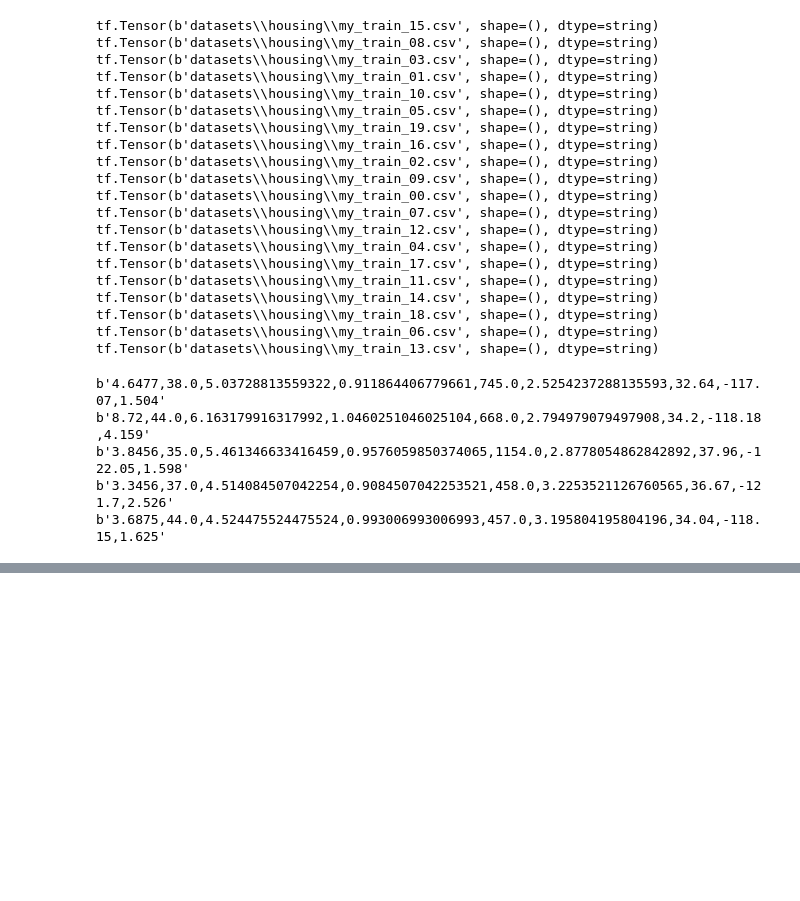
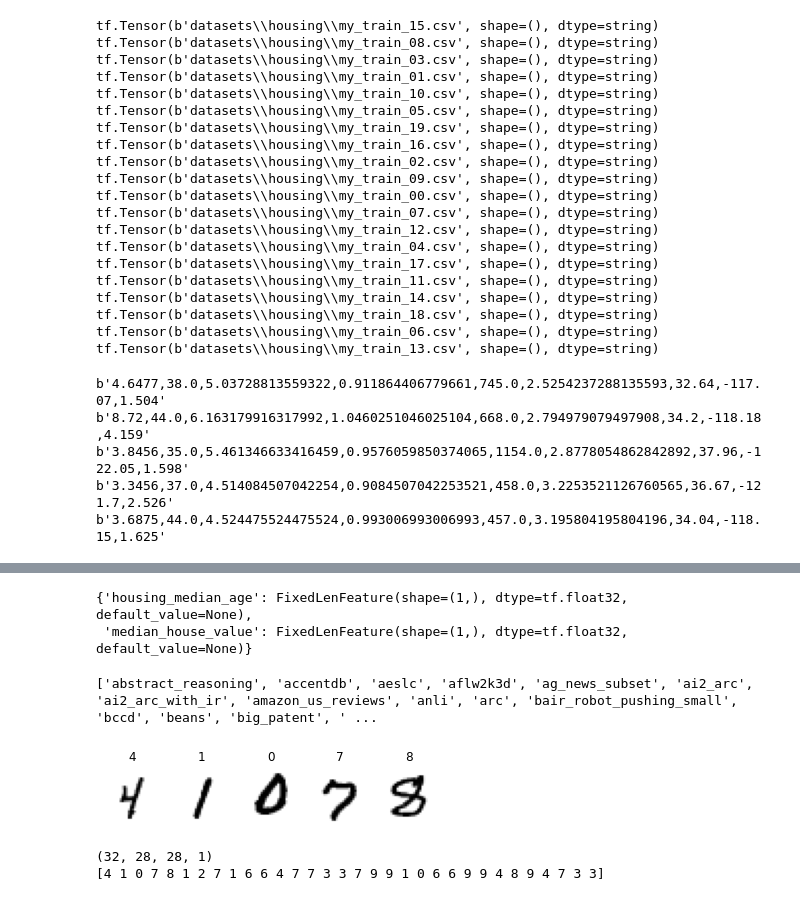
Before and after one commit to andysitu/ml, a Jupyter notebook: model-house-price/preprocess_data_tensorflow.ipynb, the cells around one changed output, grey strips where cells are left out. Saved outputs shown, nothing was run; the diff lists cells and outputs as text; code cells hidden in the pictures; blank space fills up the shorter version.

```diff
--- a/model-house-price/preprocess_data_tensorflow.ipynb
+++ b/model-house-price/preprocess_data_tensorflow.ipynb
@@ -221,0 +385,5 @@ b'3.6875,44.0,4.524475524475524,0.993006993006993,457.0,3.195804195804196,34.04,
+# %%
+filepaths = ["my_data.tfrecord"]
+dataset = tf.data.TFRecordDataset(filepaths)
+for item in dataset:
+    print(item)
@@ -221,0 +393,11 @@ b'3.6875,44.0,4.524475524475524,0.993006993006993,457.0,3.195804195804196,34.04,
+# %%
+# read multiple TFRecord in parallel
+filepaths = ["my_test_{}.tfrecord".format(i) for i in range(5)]
+for i, filepath in enumerate(filepaths):
+    with tf.io.TFRecordWriter(filepath) as f:
+        for j in range(3):
+            f.write("File {} record {}".format(i, j).encode("utf-8"))
+
+dataset = tf.data.TFRecordDataset(filepaths, num_parallel_reads=3)
+for item in dataset:
+    print(item)
@@ -221,0 +426,5 @@ b'3.6875,44.0,4.524475524475524,0.993006993006993,457.0,3.195804195804196,34.04,
+# %%
+dataset = tf.data.TFRecordDataset(["my_compressed.tfrecord"],
+                                  compression_type="GZIP")
+for item in dataset:
+    print(item)
@@ -221,0 +517,7 @@ b'3.6875,44.0,4.524475524475524,0.993006993006993,457.0,3.195804195804196,34.04,
+# %%
+columns = [housing_median_age, median_house_value]
+feature_descriptions = tf.feature_column.make_parse_example_spec(columns)
+feature_descriptions
+# %% [output]
+{'housing_median_age': FixedLenFeature(shape=(1,), dtype=tf.float32, default_value=None),
+ 'median_house_value': FixedLenFeature(shape=(1,), dtype=tf.float32, default_value=None)}
@@ -221,0 +540,39 @@ b'3.6875,44.0,4.524475524475524,0.993006993006993,457.0,3.195804195804196,34.04,
+# %%
+# tf datasets
+import tensorflow_datasets as tfds
+
+dataset = tfds.load(name="mnist")
+mnist_train, mnist_test = dataset["train"], dataset["test"]
+# %%
+print(tfds.list_builders())
+# %% [output]
+['abstract_reasoning', 'accentdb', 'aeslc', 'aflw2k3d', 'ag_news_subset', 'ai2_arc', 'ai2_arc_with_ir', 'amazon_us_reviews', 'anli', 'arc', 'bair_robot_pushing_small', 'bccd', 'beans', 'big_patent', ' ...
+# %%
+plt.figure(figsize=(6,3))
+mnist_train = mnist_train.repeat(5).batch(32).prefetch(1)
+for item in mnist_train:
+    images = item["image"]
+    labels = item["label"]
+    for index in range(5):
+        plt.subplot(1, 5, index + 1)
+        image = images[index, ..., 0]
+        label = labels[index].numpy()
+        plt.imshow(image, cmap="binary")
+        plt.title(label)
+        plt.axis("off")
+    break # just showing part of the first batch
+# %% [output]
+[figure, added]
+# %%
+# keras expects each item to be tuple containing 2 elements (featuer & labels)
+datasets = tfds.load(name="mnist")
+mnist_train, mnist_test = datasets["train"], datasets["test"]
+mnist_train = mnist_train.repeat(5).batch(32)
+mnist_train = mnist_train.map(lambda items: (items["image"], items["label"]))
+mnist_train = mnist_train.prefetch(1)
+for images, labels in mnist_train.take(1):
+    print(images.shape)
+    print(labels.numpy())
+# %% [output]
+(32, 28, 28, 1)
+[4 1 0 7 8 1 2 7 1 6 6 4 7 7 3 3 7 9 9 1 0 6 6 9 9 4 8 9 4 7 3 3]
```
Also changed, not shown: parts of 43 cells of this notebook, 8 other files.
